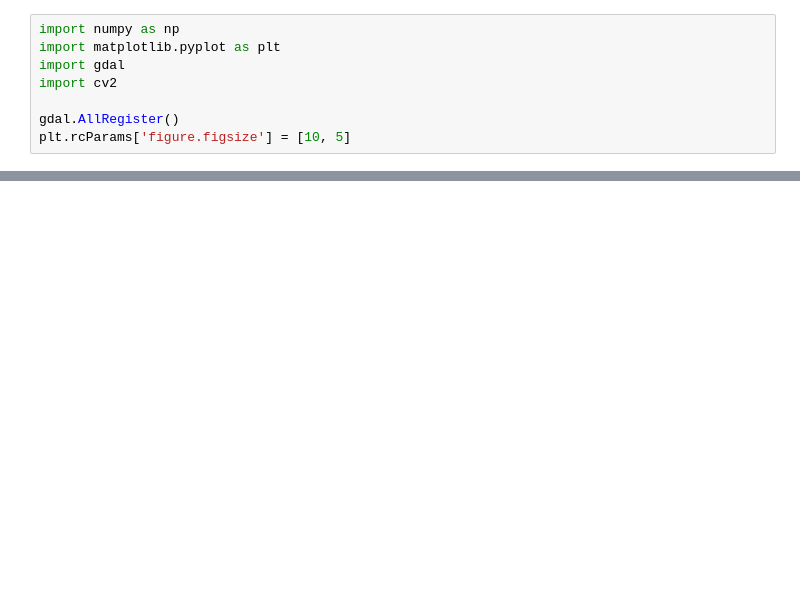
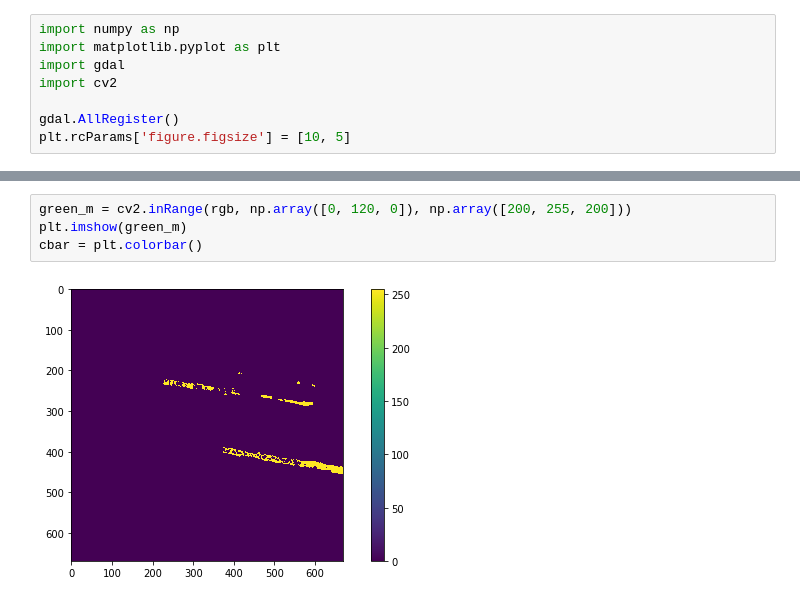
Before and after one commit to rytse/owsf, a Jupyter notebook: process_and_plot.ipynb, the cells around one changed output, grey strips where cells are left out. Drawn from its saved outputs; the diff is of its cells as text; blank space fills up the shorter version.

```diff
--- a/process_and_plot.ipynb
+++ b/process_and_plot.ipynb
@@ -139 +58,7 @@ vvt = processing_chain(vv, 'VV', thresh_val=1.5)
+# %%
+green_m = cv2.inRange(rgb, np.array([0, 120, 0]), np.array([200, 255, 200]))
+plt.imshow(green_m)
+cbar = plt.colorbar()
+# %% [output]
+[figure, added]
 # %%
```
Also changed, not shown: parts of 5 cells of this notebook, 1 other file.
